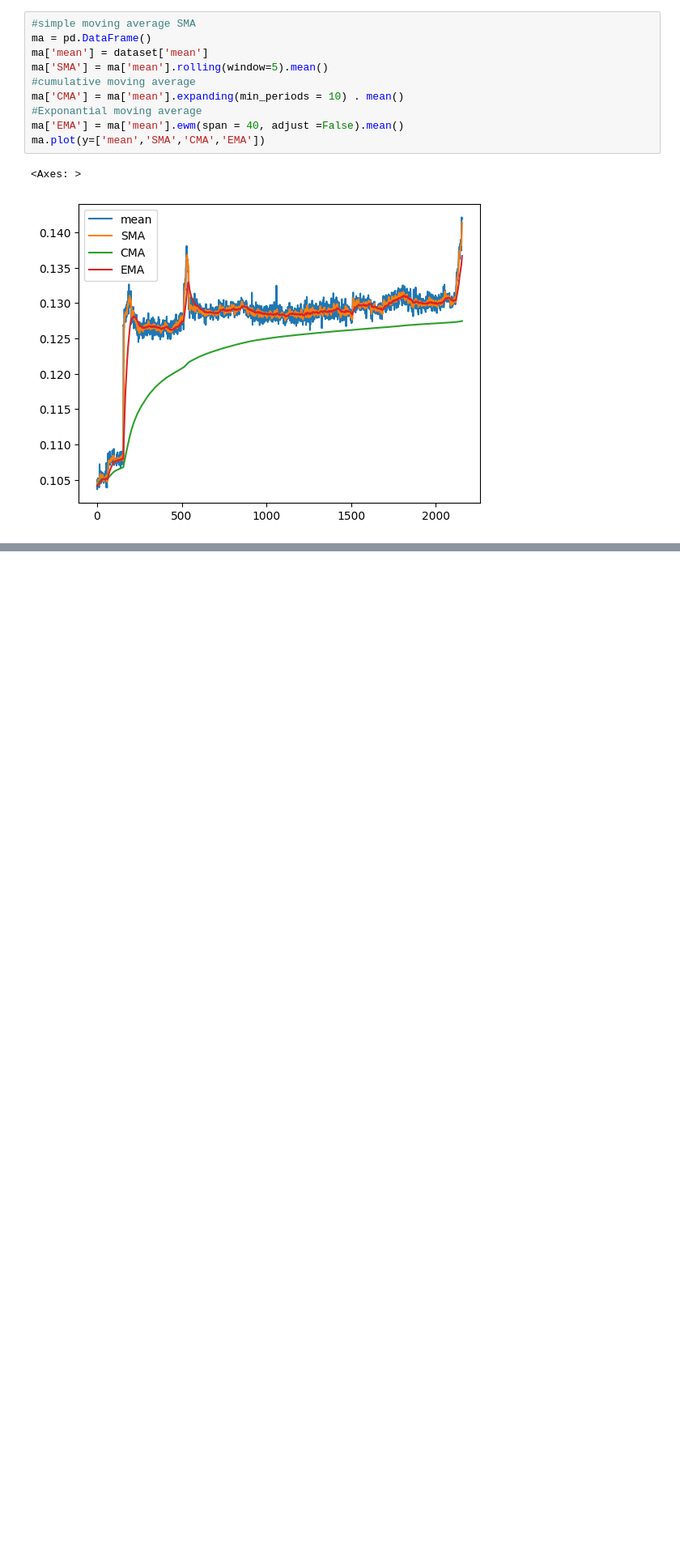
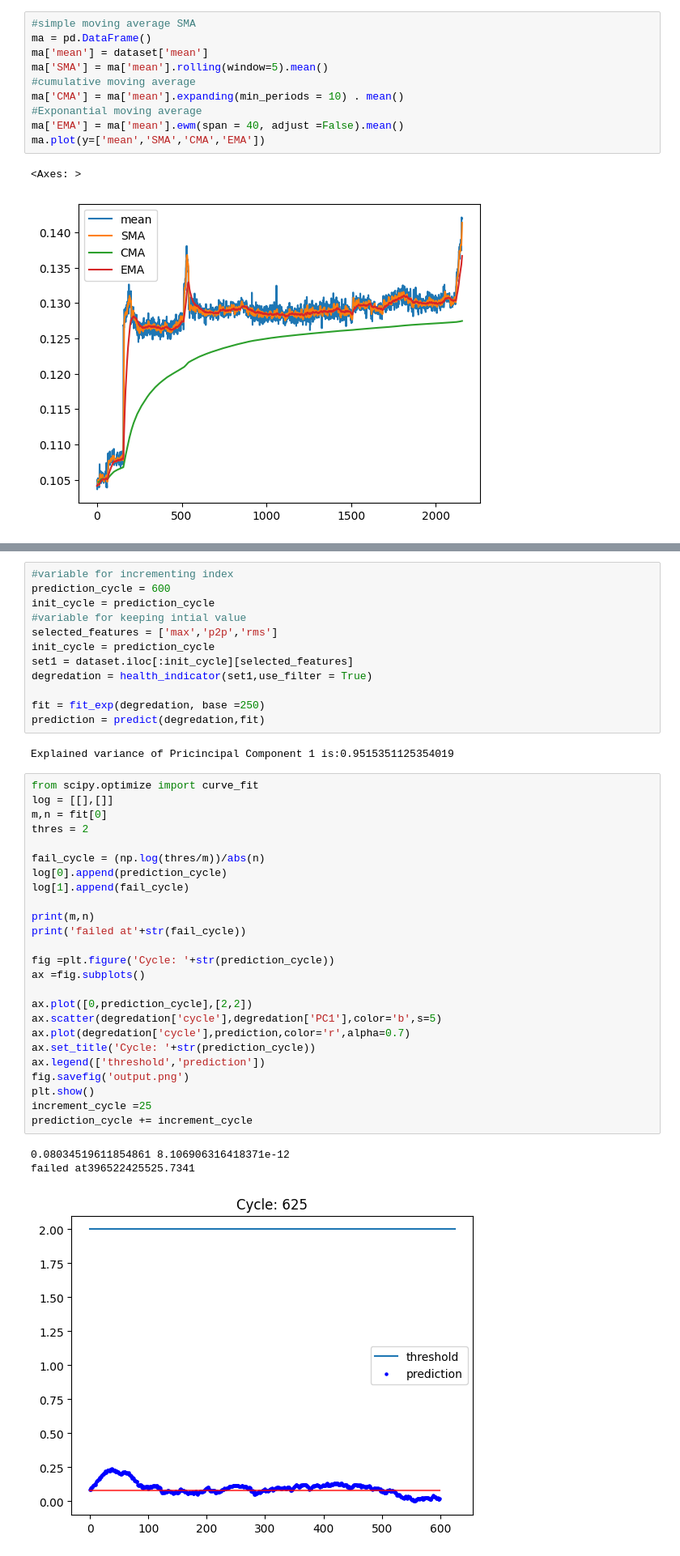
Before and after one commit to huydat-isme/estimate_RUL, a Jupyter notebook: Untitled1.ipynb, the cells around one changed output, grey strips where cells are left out. Shown at 81% size. Drawn from its saved outputs; the diff is of its cells as text; blank space fills up the shorter version.

```diff
--- a/Untitled1.ipynb
+++ b/Untitled1.ipynb
@@ -69,0 +118,43 @@ ma.plot(y=['mean','SMA','CMA','EMA'])
+# %%
+#variable for incrementing index
+prediction_cycle = 600
+init_cycle = prediction_cycle
+#variable for keeping intial value
+selected_features = ['max','p2p','rms']
+init_cycle = prediction_cycle
+set1 = dataset.iloc[:init_cycle][selected_features]
+degredation = health_indicator(set1,use_filter = True)
+
+fit = fit_exp(degredation, base =250)
+prediction = predict(degredation,fit)
+# %% [output]
+Explained variance of Pricincipal Component 1 is:0.9515351125354019
+# %%
+from scipy.optimize import curve_fit
+log = [[],[]]
+m,n = fit[0]
+thres = 2
+
+fail_cycle = (np.log(thres/m))/abs(n)
+log[0].append(prediction_cycle)
+log[1].append(fail_cycle)
+
+print(m,n)
+print('failed at'+str(fail_cycle))
+
+fig =plt.figure('Cycle: '+str(prediction_cycle))
+ax =fig.subplots()
+
+ax.plot([0,prediction_cycle],[2,2])
+ax.scatter(degredation['cycle'],degredation['PC1'],color='b',s=5)
+ax.plot(degredation['cycle'],prediction,color='r',alpha=0.7)
+ax.set_title('Cycle: '+str(prediction_cycle))
+ax.legend(['threshold','prediction'])
+fig.savefig('output.png')
+plt.show()
+increment_cycle =25
+prediction_cycle += increment_cycle
+# %% [output]
+0.08034519611854861 8.106906316418371e-12
+failed at396522425525.7341
+[figure, added]
```
Also changed, not shown: parts of 4 cells of this notebook, 2 other files.
